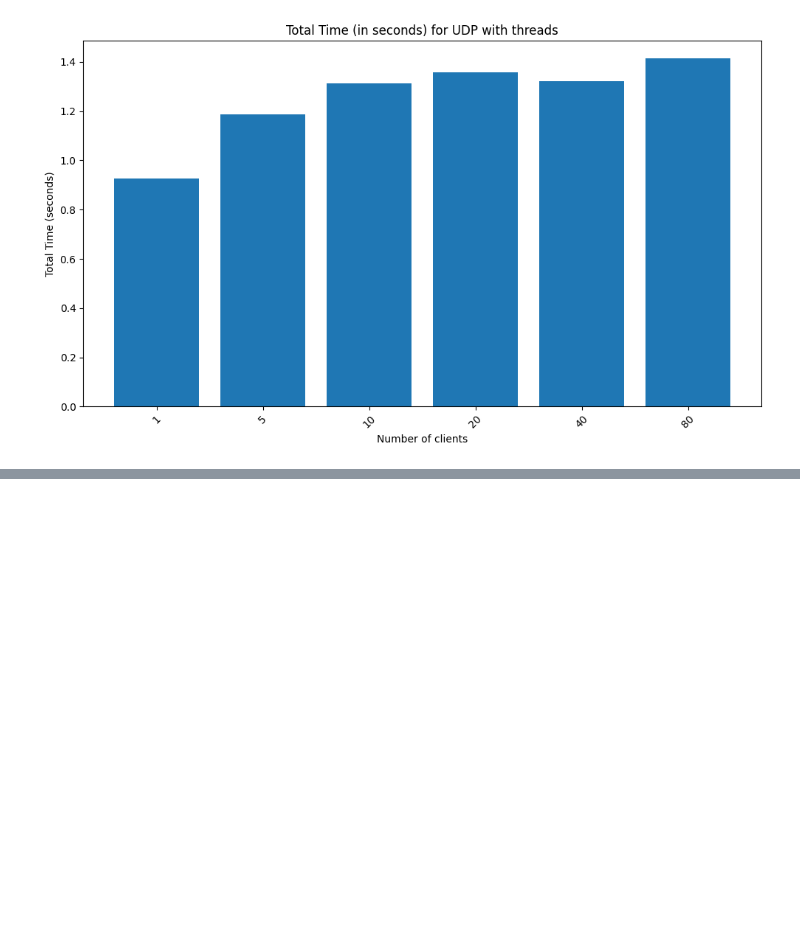
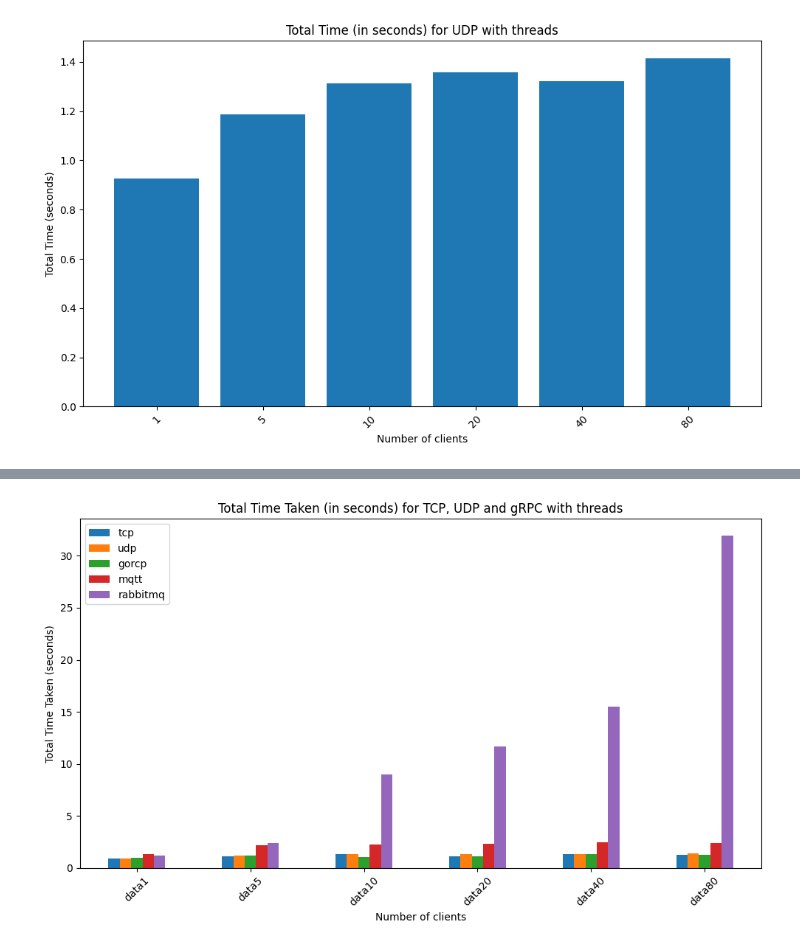
Before and after one commit to arthurbm/distributed-concurrent-programming, a Jupyter notebook: app/benchmark/main.ipynb, the cells around one changed output, grey strips where cells are left out. Saved outputs shown, nothing was run; the diff lists cells and outputs as text; code cells hidden in the pictures; blank space fills up the shorter version.

```diff
--- a/app/benchmark/main.ipynb
+++ b/app/benchmark/main.ipynb
@@ -297,0 +271,97 @@ plt.show()
+# %%
+# List of paths for TCP and UDP
+paths_dict = {
+    "tcp": [
+        "../tcp/samples/data1",
+        "../tcp/samples/data5",
+        "../tcp/samples/data10",
+        "../tcp/samples/data20",
+        "../tcp/samples/data40",
+        "../tcp/samples/data80",
+    ],
+    "udp": [
+        "../udp/samples/async/data1",
+        "../udp/samples/async/data5",
+        "../udp/samples/async/data10",
+        "../udp/samples/async/data20",
+        "../udp/samples/async/data40",
+        "../udp/samples/async/data80",
+    ],
+    "gorcp": [
+        "../rpc/samples/data1",
+        "../rpc/samples/data5",
+        "../rpc/samples/data10",
+        "../rpc/samples/data20",
+        "../rpc/samples/data40",
+        "../rpc/samples/data80",
+    ],
+    "mqtt": [
+        "../mqtt/samples/data1",
+        "../mqtt/samples/data5",
+        "../mqtt/samples/data10",
+        "../mqtt/samples/data20",
+        "../mqtt/samples/data40",
+        "../mqtt/samples/data80",
+    ],
+    "rabbitmq": [
+        "../rabbitmq/samples/data1",
+        "../rabbitmq/samples/data5",
+        "../rabbitmq/samples/data10",
+        "../rabbitmq/samples/data20",
+        "../rabbitmq/samples/data40",
+        "../rabbitmq/samples/data80",
+    ],
+}
+
+# DataFrame to hold total times
+total_times_df = pd.DataFrame()
+
+for protocol, paths in paths_dict.items():
+    total_times = []
+    for path in paths:
+        # Get a list of all csv files in the specified directory
+        files = [f for f in os.listdir(path) if f.endswith(".csv")]
+
+        # Read the csv files and store them in a list of dataframes
+        dataframes = [pd.read_csv(os.path.join(path, f)) for f in files]
+
+        # Ensure all dataframes have the same number of rows
+        assert all(
+            df.shape[0] == dataframes[0].shape[0] for df in dataframes
+        ), "Not all CSVs have the same number of rows"
+
+        # Concatenate all dataframes vertically
+        df_concatenated = pd.concat(dataframes)
+
+        # Convert the timeTaken to seconds (assuming it's currently in nanoseconds)
+        df_concatenated["timeTaken"] = df_concatenated["timeTaken"] / 1e9
+
+        # Group by the index (which is the same across all original dataframes) and compute mean
+        df_mean = df_concatenated.groupby(df_concatenated.index).mean()
+
+        # Extract the folder name from the path
+        folder_name = os.path.basename(os.path.normpath(path))
+
+        # Write to new CSV without index
+        df_mean.to_csv(f"./average_times_{protocol}_{folder_name}.csv", index=False)
+
+        # Compute the sum of timeTaken and add it to the list
+        total_times.append(df_mean["timeTaken"].sum())
+
+    # Add total times to DataFrame
+    total_times_df[protocol] = total_times
+
+# Plot the total time taken for each path
+total_times_df.plot(kind="bar", figsize=(10, 6))
+plt.title("Total Time Taken (in seconds) for TCP, UDP and gRPC with threads")
+plt.xlabel("Number of clients")
+plt.ylabel("Total Time Taken (seconds)")
+plt.xticks(
+    range(len(paths_dict["tcp"])),
+    [os.path.basename(os.path.normpath(path)) for path in paths_dict["tcp"]],
+    rotation=45,
+)
+plt.tight_layout()
+plt.show()
+# %% [output]
+[figure, added]
```
Also changed, not shown: parts of 13 cells of this notebook.
